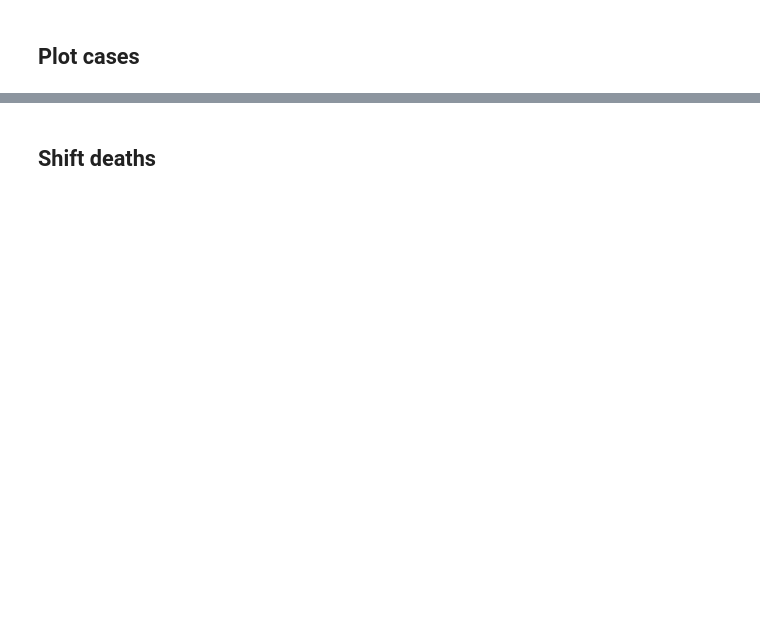
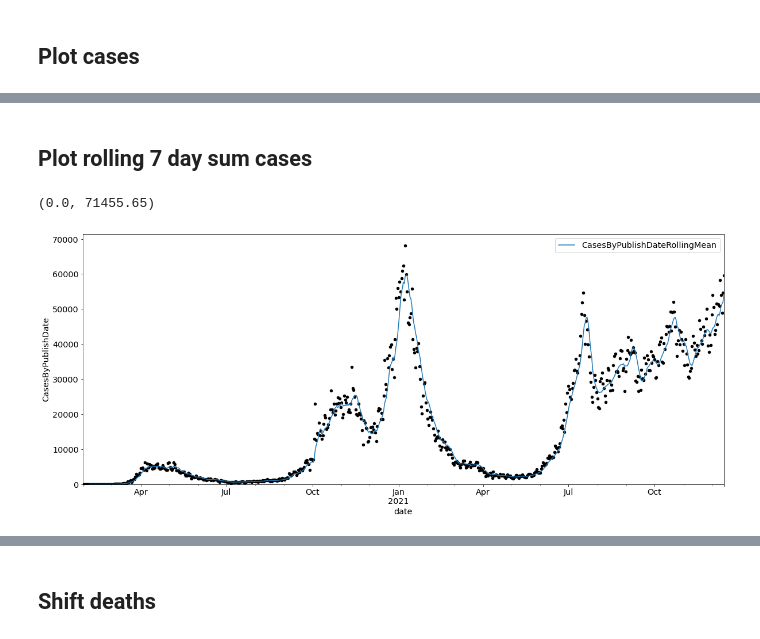
Before and after one commit to rhysgt/covid_analysis, a Jupyter notebook: analysis.ipynb, the cells around one changed output, grey strips where cells are left out. Cells and saved outputs as stored; diff of their text form; code cells hidden in the pictures; blank space fills up the shorter version.

```diff
--- a/analysis.ipynb
+++ b/analysis.ipynb
@@ -70,0 +76,13 @@ data_df.plot(x='date', y='CasesBySpecimenDate', ax=ax)
+# %% [markdown]
+## Plot rolling 7 day sum cases
+# %%
+fig, ax = plt.subplots(1, 1)
+
+plt1 = data_df.plot(x='date', y="CasesByPublishDateRollingMean", ax=ax)
+plt2 = data_df.plot(kind='scatter', x='date', y='CasesByPublishDate', c='k', ax=ax)
+
+plt1.set_ylim(0)
+plt2.set_ylim(0)
+# %% [output]
+(0.0, 71455.65)
+[figure, added]
```
Also changed, not shown: parts of 13 cells of this notebook.
